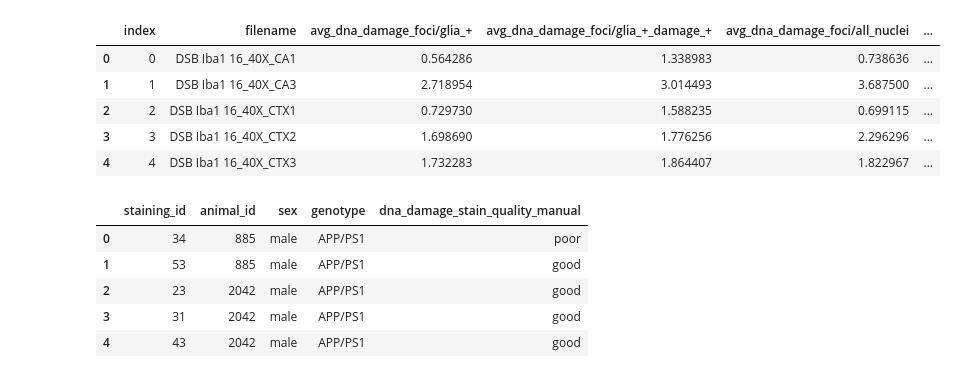
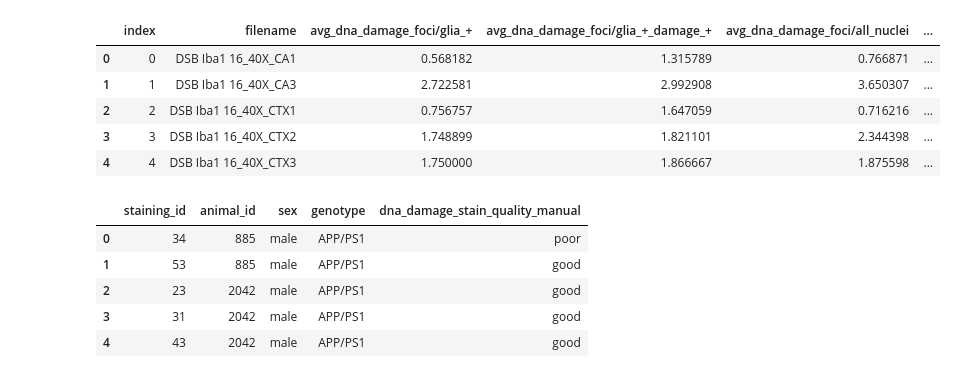
Before and after one commit to adiezsanchez/microglia_dna_damage, a Jupyter notebook: 2_data_exploration.ipynb, the cells around one changed output. Drawn from its saved outputs; the diff is of its cells as text; code cells hidden in the pictures.

Commit message:
Added latest_results

```diff
--- a/2_data_exploration.ipynb
+++ b/2_data_exploration.ipynb
@@ -3,29 +3,29 @@ import pandas as pd
 import plotly.express as px
 import matplotlib.pyplot as plt
 # %%
-csv_path = "./test_results.csv"
+csv_path = "./test_results_sigma6_diam30.csv"
 
 # Read the CSV file
 df = pd.read_csv(csv_path)
 
 # Convert the index into a column
 df.reset_index(inplace=True)
 
 # Extract 'tissue_location'
 df['tissue_location'] = df['filename'].str.split('_40X_').str[-1]
 
 # Extract 'staining_id'
 df['staining_id'] = df['filename'].str.extract('(\d+)_40X')
 
 # Display the first few rows of the DataFrame
 df.head()
 # %% [output]
 |  | index | filename | avg_dna_damage_foci/glia_+ | avg_dna_damage_foci/glia_+_damage_+ | avg_dna_damage_foci/all_nuclei | ... |
-| 0 | 0 | DSB Iba1 16_40X_CA1 | 0.564286 | 1.338983 | 0.738636 | ... |
-| 1 | 1 | DSB Iba1 16_40X_CA3 | 2.718954 | 3.014493 | 3.687500 | ... |
-| 2 | 2 | DSB Iba1 16_40X_CTX1 | 0.729730 | 1.588235 | 0.699115 | ... |
-| 3 | 3 | DSB Iba1 16_40X_CTX2 | 1.698690 | 1.776256 | 2.296296 | ... |
-| 4 | 4 | DSB Iba1 16_40X_CTX3 | 1.732283 | 1.864407 | 1.822967 | ... |
+| 0 | 0 | DSB Iba1 16_40X_CA1 | 0.568182 | 1.315789 | 0.766871 | ... |
+| 1 | 1 | DSB Iba1 16_40X_CA3 | 2.722581 | 2.992908 | 3.650307 | ... |
+| 2 | 2 | DSB Iba1 16_40X_CTX1 | 0.756757 | 1.647059 | 0.716216 | ... |
+| 3 | 3 | DSB Iba1 16_40X_CTX2 | 1.748899 | 1.821101 | 2.344398 | ... |
+| 4 | 4 | DSB Iba1 16_40X_CTX3 | 1.750000 | 1.866667 | 1.875598 | ... |
 # %%
 mouse_id_csv_path = "./mouse_ids.csv"
 
```
Also changed, not shown: parts of 4 cells of this notebook, 1 other file.
